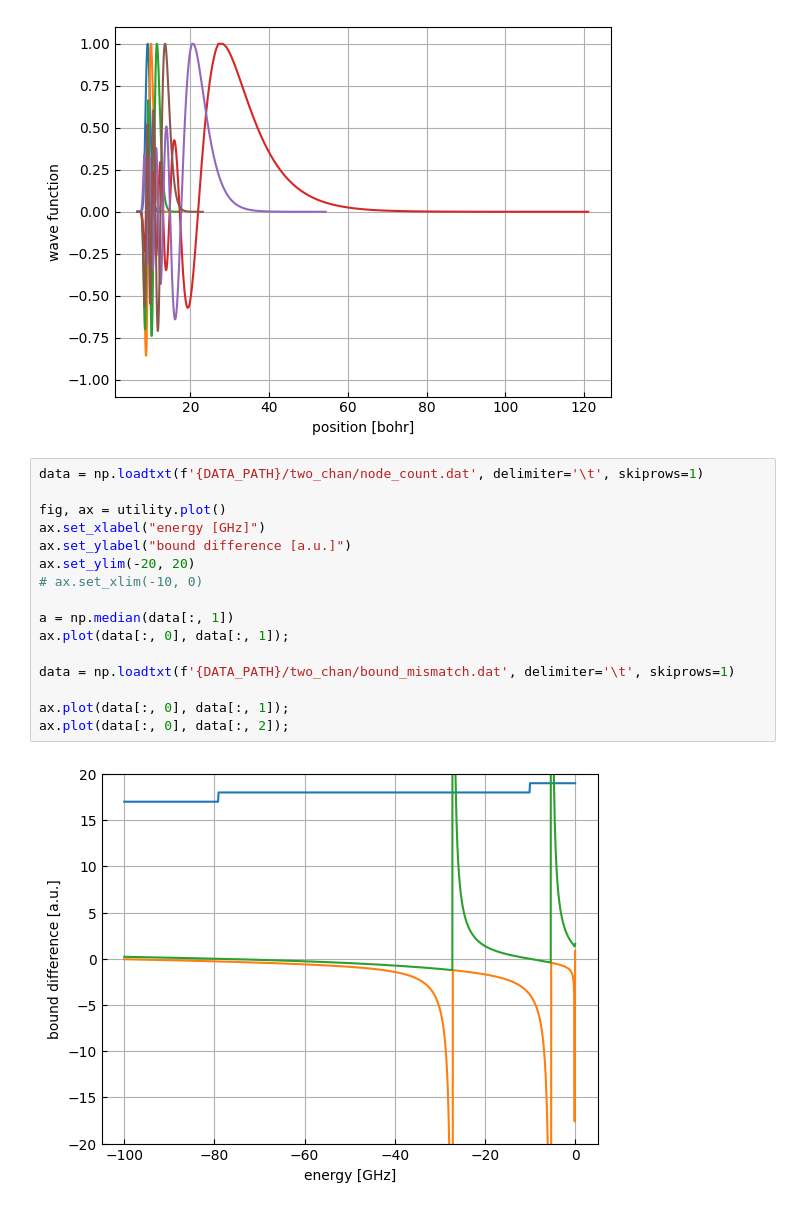
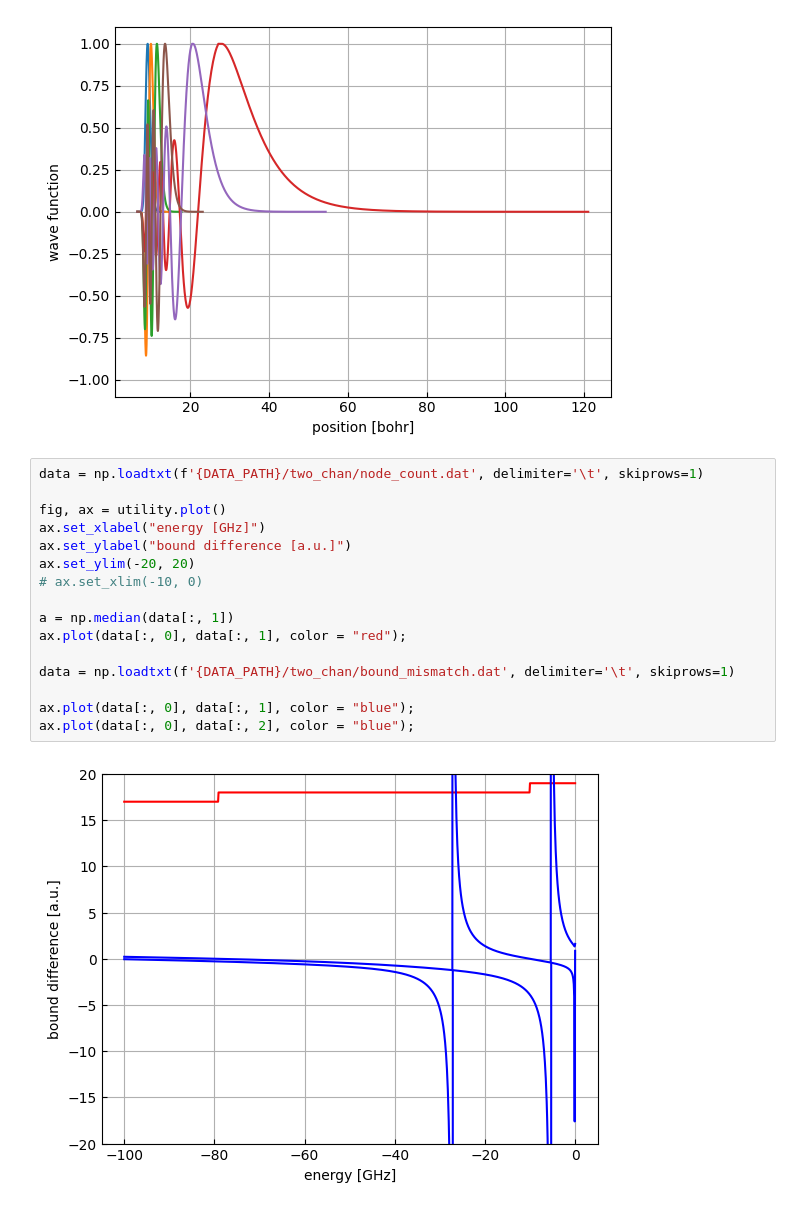
Before and after one commit to Wleter/quantum-rs, a Jupyter notebook: scattering-solver/analysis/tests.ipynb, the cells around one changed output. Cells and saved outputs as stored; diff of their text form.

```diff
--- a/scattering-solver/analysis/tests.ipynb
+++ b/scattering-solver/analysis/tests.ipynb
@@ -107,21 +107,21 @@ for n in ns:
 # %%
 data = np.loadtxt(f'{DATA_PATH}/two_chan/node_count.dat', delimiter='\t', skiprows=1)
 
 fig, ax = utility.plot()
 ax.set_xlabel("energy [GHz]")
 ax.set_ylabel("bound difference [a.u.]")
 ax.set_ylim(-20, 20)
 # ax.set_xlim(-10, 0)
 
 a = np.median(data[:, 1])
-ax.plot(data[:, 0], data[:, 1]);
+ax.plot(data[:, 0], data[:, 1], color = "red");
 
 data = np.loadtxt(f'{DATA_PATH}/two_chan/bound_mismatch.dat', delimiter='\t', skiprows=1)
 
-ax.plot(data[:, 0], data[:, 1]);
-ax.plot(data[:, 0], data[:, 2]);
+ax.plot(data[:, 0], data[:, 1], color = "blue");
+ax.plot(data[:, 0], data[:, 2], color = "blue");
 # %% [output]
-[figure, old version]
+[figure, new version]
 # %%
 data = np.loadtxt(f'{DATA_PATH}/many_chan/node_count.dat', delimiter='\t', skiprows=1)
 
```
Also changed, not shown: parts of 1 cell of this notebook, 7 other files.
